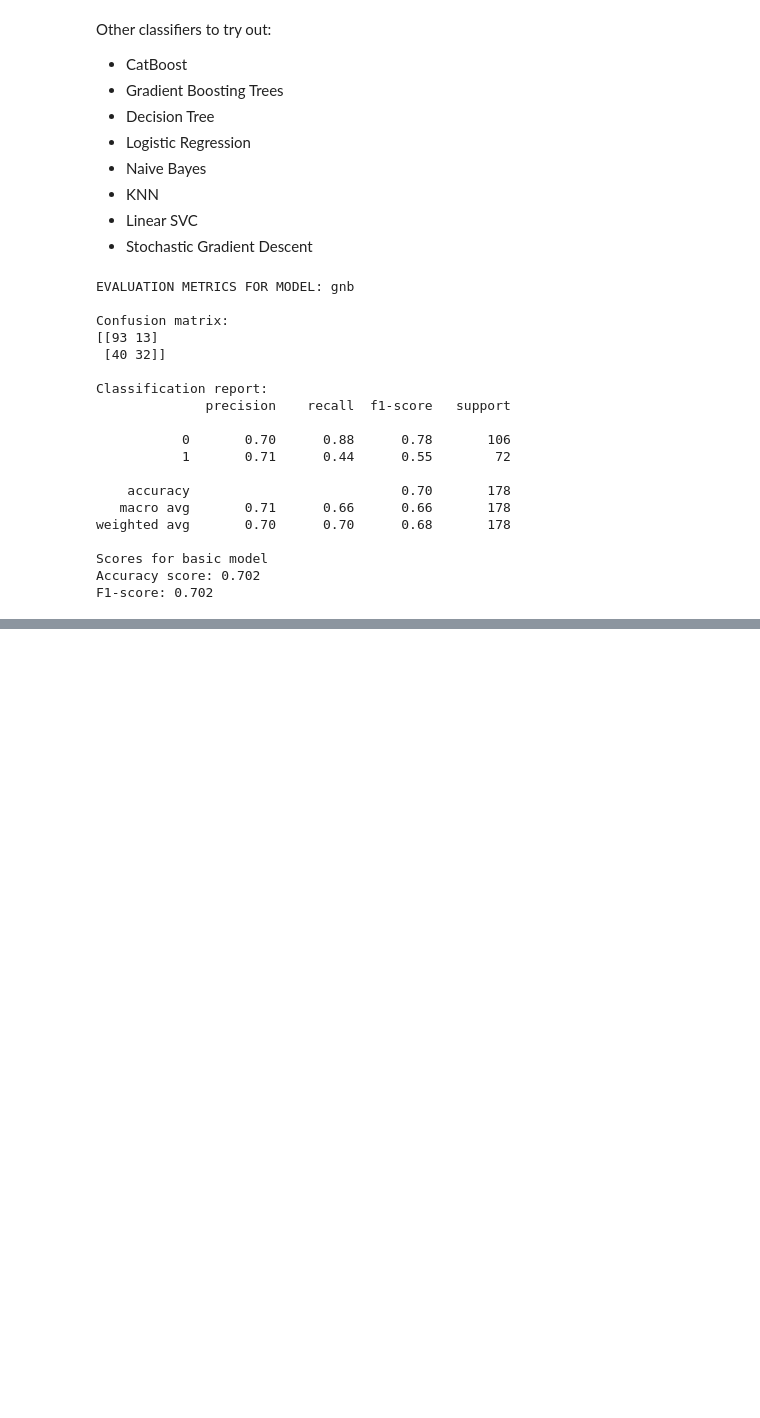
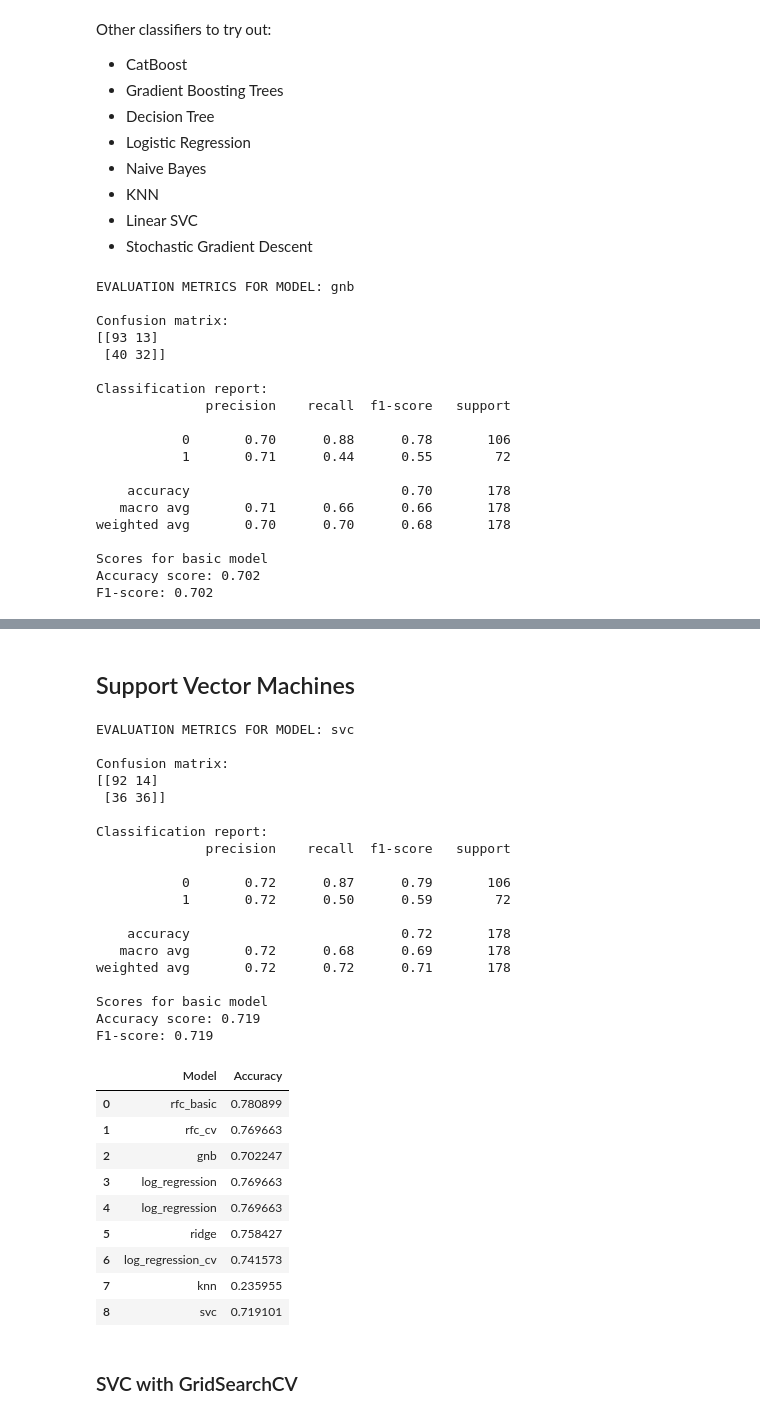
Before and after one commit to pawelkiszczak/kaggle, a Jupyter notebook: titanic/titanic_sklearn.ipynb, the cells around one changed output, grey strips where cells are left out. Saved outputs shown, nothing was run; the diff lists cells and outputs as text; code cells hidden in the pictures; blank space fills up the shorter version.

Commit message:
titanic dataset with sklearn

```diff
--- a/titanic/titanic_sklearn.ipynb
+++ b/titanic/titanic_sklearn.ipynb
@@ -478,0 +581,14 @@ ValueError: If using all scalar values, you must pass an index
+# %%
+log_cv = LogisticRegression(random_state=42,
+							verbose=0,
+							penalty=cv_log.best_params_['penalty'],
+							C=cv_log.best_params_['C'],
+							solver=cv_log.best_params_['solver'],
+							max_iter=cv_log.best_params_['max_iter'])
+
+log_cv.fit(X_train, y_train)
+
+log_cv_results = evaluate_model(log_cv, 'log_regression_cv', y_test)
+
+results = append_data(results, log_cv_results)
+results
@@ -478,0 +625,14 @@ ValueError: If using all scalar values, you must pass an index
+# %%
+from sklearn.cluster import KMeans
+
+# Create KNN model
+knn = KMeans(n_clusters=2)
+
+# Fit the model
+knn.fit(X_train)
+
+# Check the centers
+knn.cluster_centers_
+
+# Check the labels
+knn.labels_
@@ -478,0 +657,6 @@ ValueError: If using all scalar values, you must pass an index
+# %%
+# Evaluation
+knn_results = evaluate_model(knn, 'knn', y_test)
+
+results = append_data(results, knn_results)
+results
@@ -478,0 +692,45 @@ ValueError: If using all scalar values, you must pass an index
+# %% [markdown]
+## Support Vector Machines
+# %%
+from sklearn.svm import SVC
+
+svc = SVC()
+
+svc.fit(X_train, y_train)
+
+svc_results = evaluate_model(svc, 'svc', y_test)
+
+results = append_data(results, svc_results)
+results
+# %% [output]
+EVALUATION METRICS FOR MODEL: svc
+
+Confusion matrix:
+[[92 14]
+ [36 36]]
+
+Classification report:
+              precision    recall  f1-score   support
+
+           0       0.72      0.87      0.79       106
+           1       0.72      0.50      0.59        72
+
+    accuracy                           0.72       178
+   macro avg       0.72      0.68      0.69       178
+weighted avg       0.72      0.72      0.71       178
+
+Scores for basic model
+Accuracy score: 0.719
+F1-score: 0.719
+|  | Model | Accuracy |
+| 0 | rfc_basic | 0.780899 |
+| 1 | rfc_cv | 0.769663 |
+| 2 | gnb | 0.702247 |
+| 3 | log_regression | 0.769663 |
+| 4 | log_regression | 0.769663 |
+| 5 | ridge | 0.758427 |
+| 6 | log_regression_cv | 0.741573 |
+| 7 | knn | 0.235955 |
+| 8 | svc | 0.719101 |
+# %% [markdown]
+### SVC with GridSearchCV
```
Also changed, not shown: parts of 29 cells of this notebook.
